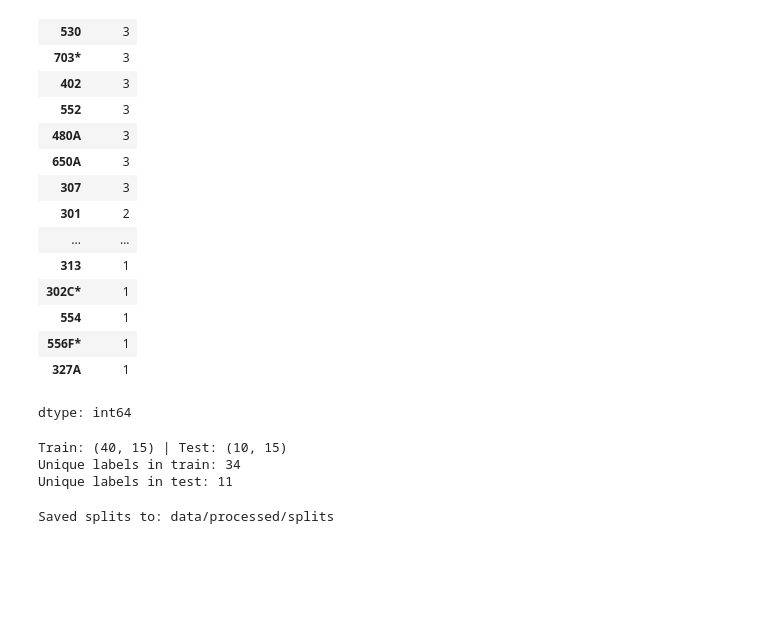
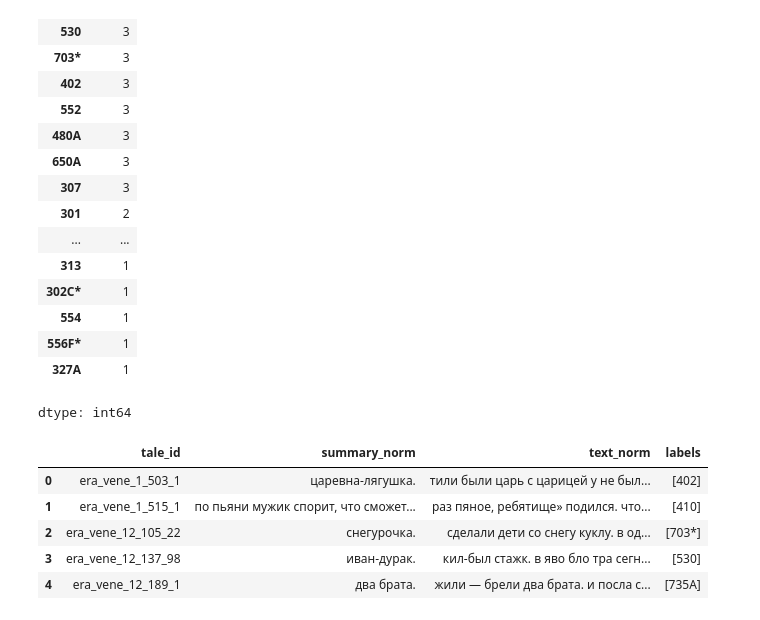
Before and after one commit to eugeniavd/magic_tagger, a Jupyter notebook: notebooks/06_classificator_training.ipynb, the cells around one changed output. Cells and saved outputs as stored; diff of their text form; code cells hidden in the pictures; blank space fills up the shorter version.

```diff
--- a/notebooks/06_classificator_training.ipynb
+++ b/notebooks/06_classificator_training.ipynb
@@ -87,27 +88,27 @@ display(label_counts)
 | 556F* | 1 |
 | 327A | 1 |
 dtype: int64
-# %%
-train_df, test_df = train_test_split(
-    df,
-    test_size=0.2,
-    random_state=42,
-    shuffle=True
-)
-
-print("Train:", train_df.shape, "| Test:", test_df.shape)
-print("Unique labels in train:", len(set(sum(train_df["labels"].tolist(), []))))
-print("Unique labels in test:", len(set(sum(test_df["labels"].tolist(), []))))
-# %% [output]
-Train: (40, 15) | Test: (10, 15)
-Unique labels in train: 34
-Unique labels in test: 11
-# %%
-out_dir = Path("data/processed/splits")
-out_dir.mkdir(parents=True, exist_ok=True)
-
-train_df.to_csv(out_dir / "train.csv", index=False, encoding="utf-8")
-test_df.to_csv(out_dir / "test.csv", index=False, encoding="utf-8")
-print("Saved splits to:", out_dir)
-# %% [output]
-Saved splits to: data/processed/splits
+# %%
+DROP_COLS = [
+    "rights_status",
+    "content_description",
+    "sampling_version",
+    "type_count",
+    "collection",
+    "volume_no",
+    "source_ref",
+    "atu_labels_json",
+    "txt_path",
+    "text_raw",
+    "set"
+]
+
+df = df.drop(columns=[c for c in DROP_COLS if c in df.columns]).copy()
+df.head(5)
+# %% [output]
+|  | tale_id | summary_norm | text_norm | labels |
+| 0 | era_vene_1_503_1 | царевна-лягушка. | тили были царь с царицей у не был... | [402] |
+| 1 | era_vene_1_515_1 | по пьяни мужик спорит, что сможет... | раз пяное, ребятище» подился. что... | [410] |
+| 2 | era_vene_12_105_22 | снегурочка. | сделали дети со снегу куклу. в од... | [703*] |
+| 3 | era_vene_12_137_98 | иван-дурак. | кил-был стажк. в яво бло тра сегн... | [530] |
+| 4 | era_vene_12_189_1 | два брата. | жили — брели два брата. и посла с... | [735A] |
```
Also changed, not shown: parts of 57 cells of this notebook.
